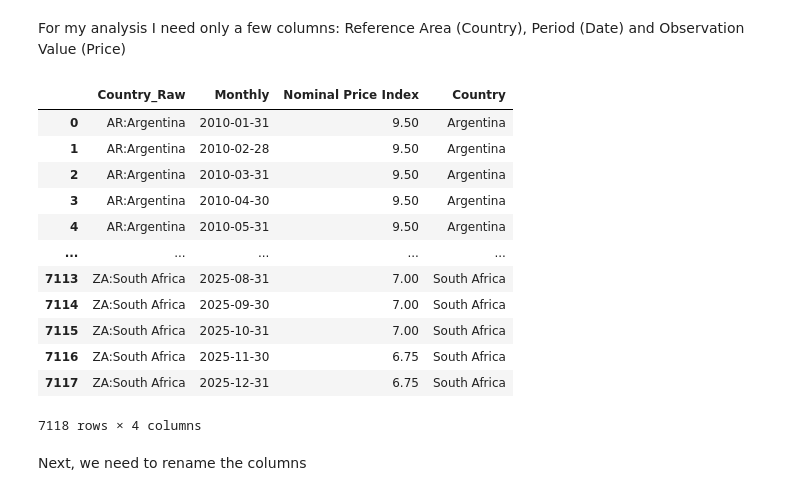
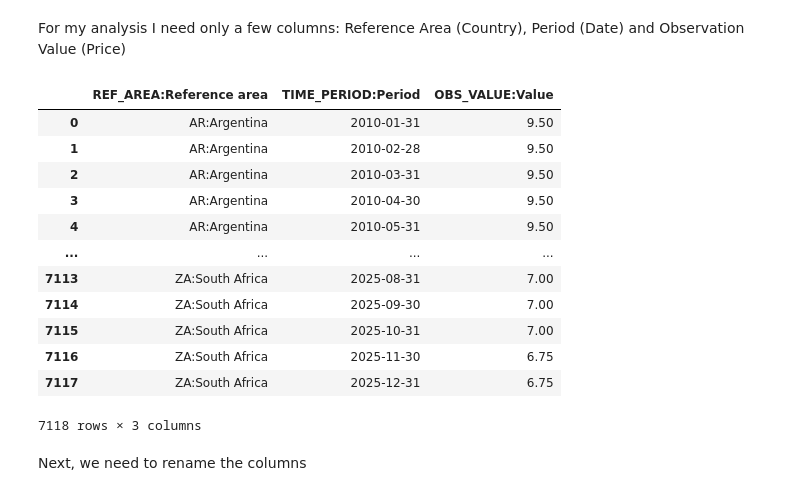
Before and after one commit to SiyanaVel19/Final_project_SU_2026, a Jupyter notebook: Project_housing_2.ipynb, the cells around one changed output. Drawn from its saved outputs; the diff is of its cells as text; code cells hidden in the pictures.

```diff
--- a/Project_housing_2.ipynb
+++ b/Project_housing_2.ipynb
@@ -317,21 +335,21 @@ For my analysis I need only a few columns: Reference Area (Country), Period (Dat
 needed_columns = ['REF_AREA:Reference area', 'TIME_PERIOD:Period', 'OBS_VALUE:Value']
 CBPR_clean = CB_rates[needed_columns].copy()
 # %%
-CB_clean
+CBPR_clean
 # %% [output]
-|  | Country_Raw | Monthly | Nominal Price Index | Country |
-| 0 | AR:Argentina | 2010-01-31 | 9.50 | Argentina |
-| 1 | AR:Argentina | 2010-02-28 | 9.50 | Argentina |
-| 2 | AR:Argentina | 2010-03-31 | 9.50 | Argentina |
-| 3 | AR:Argentina | 2010-04-30 | 9.50 | Argentina |
-| 4 | AR:Argentina | 2010-05-31 | 9.50 | Argentina |
-| ... | ... | ... | ... | ... |
-| 7113 | ZA:South Africa | 2025-08-31 | 7.00 | South Africa |
-| 7114 | ZA:South Africa | 2025-09-30 | 7.00 | South Africa |
-| 7115 | ZA:South Africa | 2025-10-31 | 7.00 | South Africa |
-| 7116 | ZA:South Africa | 2025-11-30 | 6.75 | South Africa |
-| 7117 | ZA:South Africa | 2025-12-31 | 6.75 | South Africa |
+|  | REF_AREA:Reference area | TIME_PERIOD:Period | OBS_VALUE:Value |
+| 0 | AR:Argentina | 2010-01-31 | 9.50 |
+| 1 | AR:Argentina | 2010-02-28 | 9.50 |
+| 2 | AR:Argentina | 2010-03-31 | 9.50 |
+| 3 | AR:Argentina | 2010-04-30 | 9.50 |
+| 4 | AR:Argentina | 2010-05-31 | 9.50 |
+| ... | ... | ... | ... |
+| 7113 | ZA:South Africa | 2025-08-31 | 7.00 |
+| 7114 | ZA:South Africa | 2025-09-30 | 7.00 |
+| 7115 | ZA:South Africa | 2025-10-31 | 7.00 |
+| 7116 | ZA:South Africa | 2025-11-30 | 6.75 |
+| 7117 | ZA:South Africa | 2025-12-31 | 6.75 |
-7118 rows × 4 columns
+7118 rows × 3 columns
 # %% [markdown]
 Next, we need to rename the columns
 # %%
```
Also changed, not shown: parts of 14 cells of this notebook, 5 other files.
